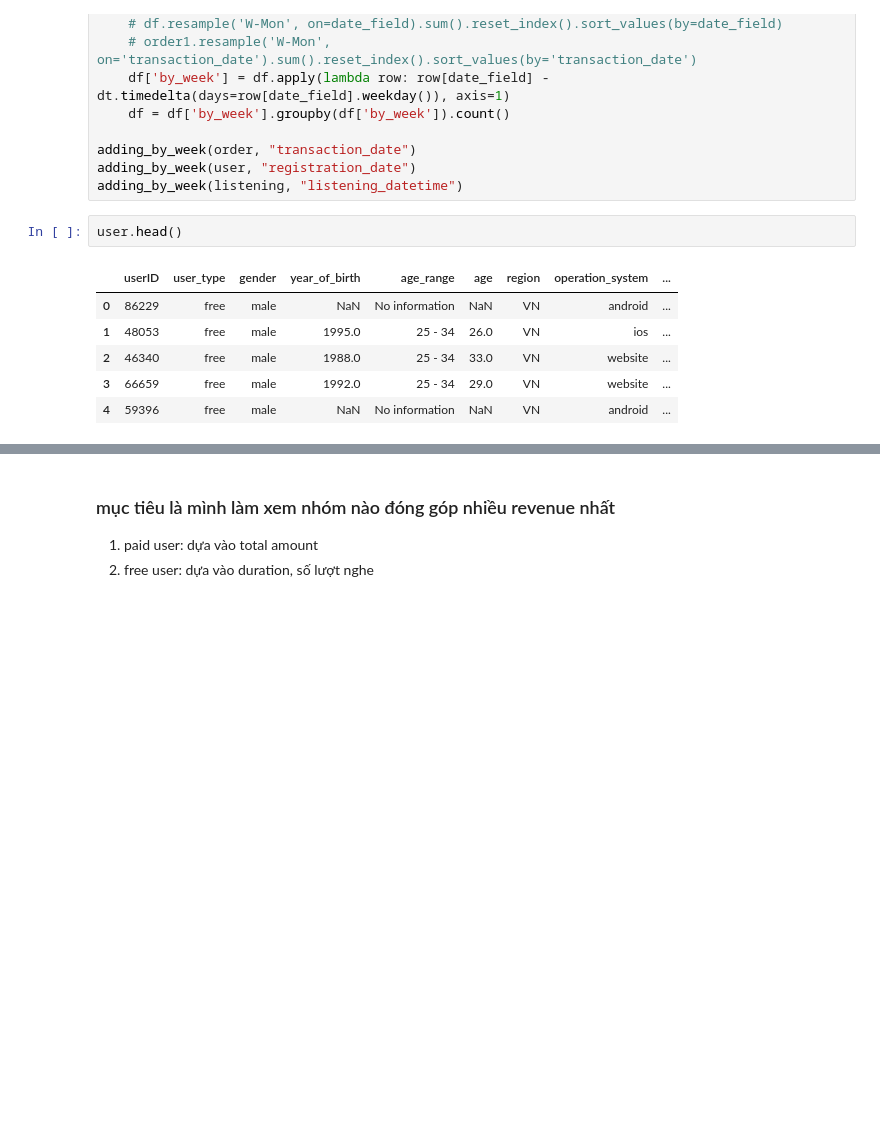
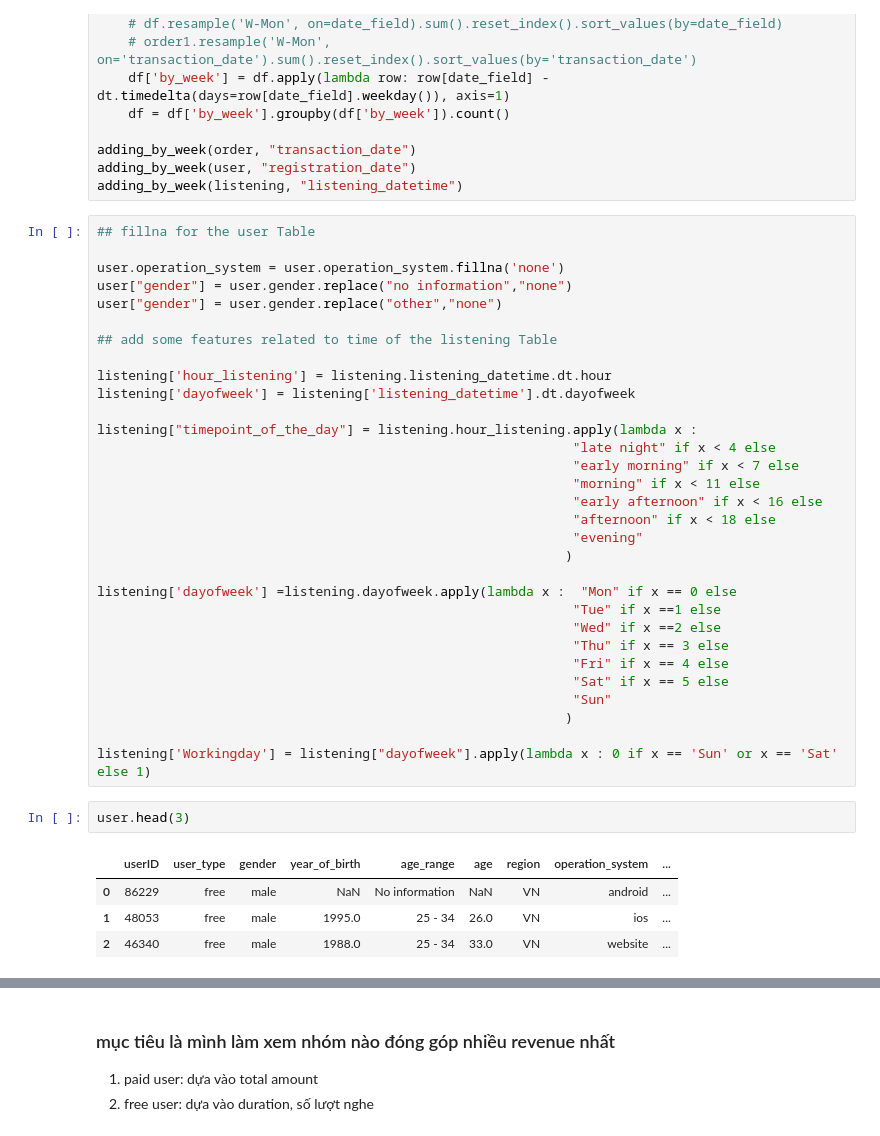
Before and after one commit to nhduong2803/Datacracy_scala_hackathon, a Jupyter notebook: EDA/invidual_EDA/thao_le.ipynb, the cells around one changed output, grey strips where cells are left out. Drawn from its saved outputs; the diff is of its cells as text; blank space fills up the shorter version.

```diff
--- a/EDA/invidual_EDA/thao_le.ipynb
+++ b/EDA/invidual_EDA/thao_le.ipynb
@@ -35,12 +35,41 @@ def adding_by_week(df, date_field):
 adding_by_week(order, "transaction_date")
 adding_by_week(user, "registration_date")
 adding_by_week(listening, "listening_datetime")
+# %%
+## fillna for the user Table
+
+user.operation_system = user.operation_system.fillna('none')
+user["gender"] = user.gender.replace("no information","none")
+user["gender"] = user.gender.replace("other","none")
+
+## add some features related to time of the listening Table
+
+listening['hour_listening'] = listening.listening_datetime.dt.hour
+listening['dayofweek'] = listening['listening_datetime'].dt.dayofweek
+
+listening["timepoint_of_the_day"] = listening.hour_listening.apply(lambda x :
+                                                             "late night" if x < 4 else
+                                                             "early morning" if x < 7 else
+                                                             "morning" if x < 11 else
+                                                             "early afternoon" if x < 16 else
+                                                             "afternoon" if x < 18 else
+                                                             "evening"
+                                                            )
+
+listening['dayofweek'] =listening.dayofweek.apply(lambda x :  "Mon" if x == 0 else
+                                                             "Tue" if x ==1 else
+                                                             "Wed" if x ==2 else
+                                                             "Thu" if x == 3 else
+                                                             "Fri" if x == 4 else
+                                                             "Sat" if x == 5 else
+                                                             "Sun"
+                                                            )
+
+listening['Workingday'] = listening["dayofweek"].apply(lambda x : 0 if x == 'Sun' or x == 'Sat' else 1)
 # %%
-user.head()
+user.head(3)
 # %% [output]
 |  | userID | user_type | gender | year_of_birth | age_range | age | region | operation_system | ... |
 | 0 | 86229 | free | male | NaN | No information | NaN | VN | android | ... |
 | 1 | 48053 | free | male | 1995.0 | 25 - 34 | 26.0 | VN | ios | ... |
 | 2 | 46340 | free | male | 1988.0 | 25 - 34 | 33.0 | VN | website | ... |
-| 3 | 66659 | free | male | 1992.0 | 25 - 34 | 29.0 | VN | website | ... |
-| 4 | 59396 | free | male | NaN | No information | NaN | VN | android | ... |
```
Also changed, not shown: parts of 9 cells of this notebook.
